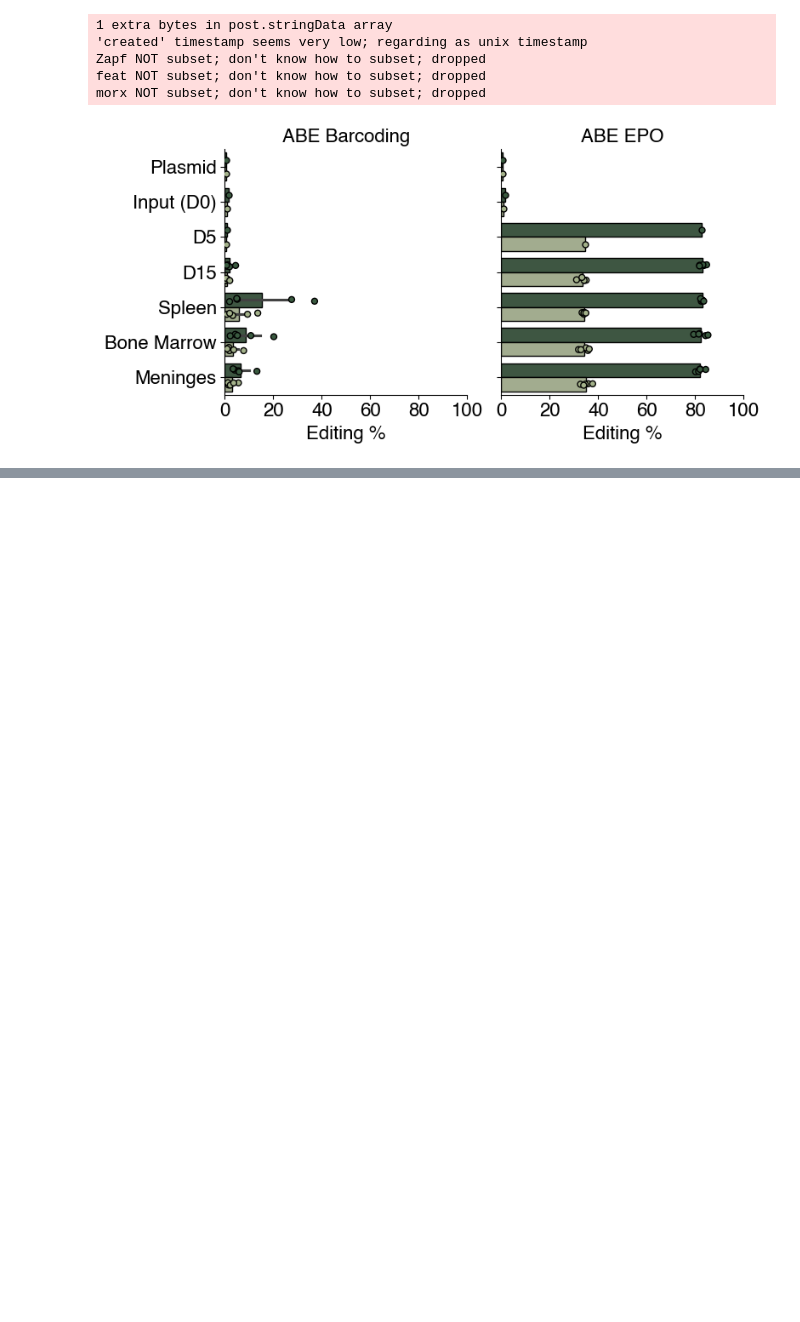
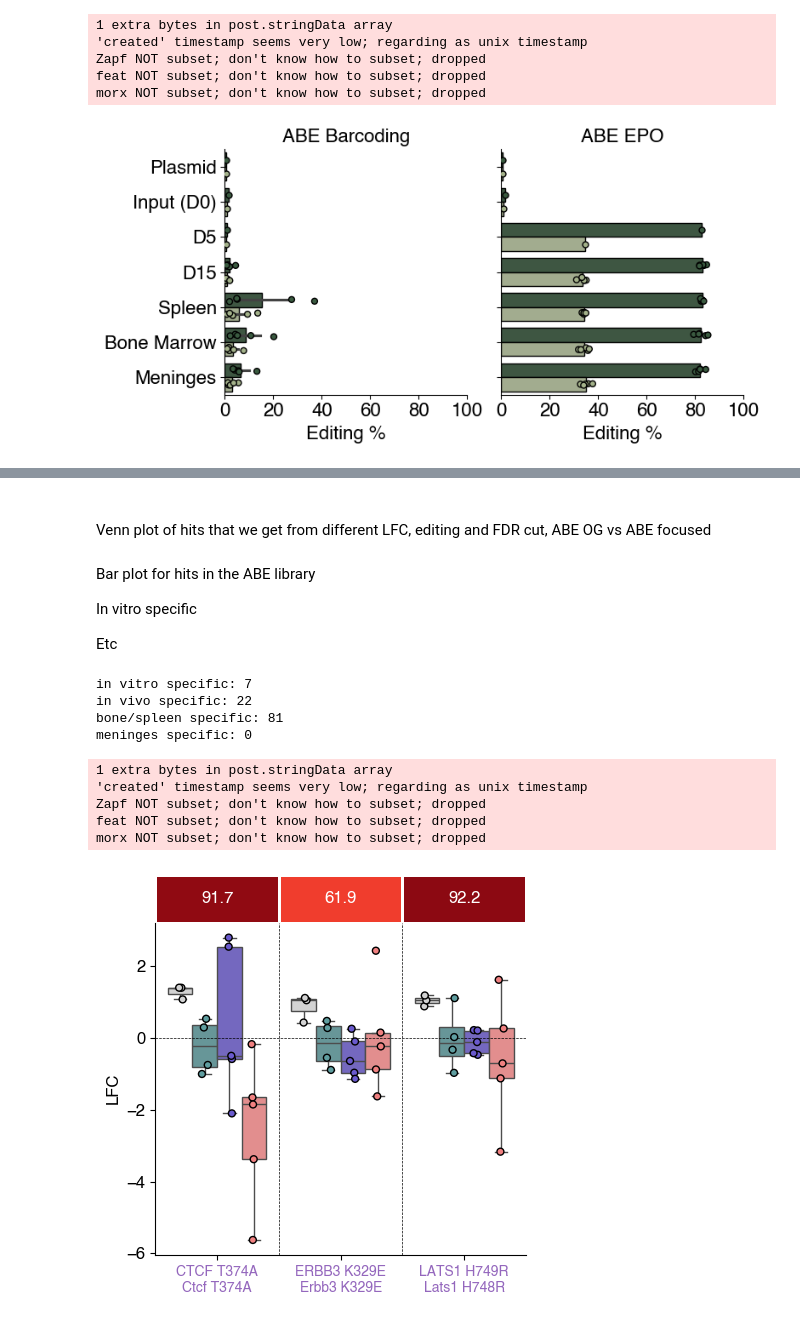
Before and after one commit to kexindon/B-ALL-in-vivo-base-editing, a Jupyter notebook: figure4.ipynb, the cells around one changed output, grey strips where cells are left out. Cells and saved outputs as stored; diff of their text form; code cells hidden in the pictures; blank space fills up the shorter version.

```diff
--- a/figure4.ipynb
+++ b/figure4.ipynb
@@ -421,0 +704,4 @@ Correlation of LFC between ABE OG associated gRNAs and ABE Focused, for differen
+# %% [markdown]
+##
+
+Venn plot of hits that we get from different LFC, editing and FDR cut, ABE OG vs ABE focused
@@ -421,0 +712,6 @@ Correlation of LFC between ABE OG associated gRNAs and ABE Focused, for differen
+# %% [markdown]
+Bar plot for hits in the ABE library
+
+In vitro specific
+
+Etc
@@ -421,0 +874,68 @@ Correlation of LFC between ABE OG associated gRNAs and ABE Focused, for differen
+# %%
+FDR_cutoff = .1
+
+# in vitro specific
+#spleen, meninges, bone LFC <0
+#in vitro LFC > 01
+# FDR <.1 in vitro
+t = master_targ.sort_values(by='LFC_median_d15', ascending=False)
+invitro_specific = t[(t['LFC_median_spleen']<0) & (t['LFC_median_meninges']<0) & (t['LFC_median_bonemarrow']<0) & (t['LFC_median_d15']>1) & (t['target_base_edit_perc']>=1) & (t['FDR_d15_fishers']<FDR_cutoff)]
+print(f'in vitro specific: {len(invitro_specific)}')
+
+# in vivo specific
+#spleen, meninges, bone LFC >0
+#in vitro LFC < 0
+# FDR <.1 in at least 1 in vivo context
+t2 = master_targ.sort_values(by='LFC_median_d15', ascending=True)
+invivo_specific = t2[(t2['LFC_median_spleen']>0) & (t2['LFC_median_meninges']>0) & (t2['LFC_median_bonemarrow']>0) & (t2['LFC_median_d15']<0) & (t2['target_base_edit_perc']>=1)]
+#FDR thresholding
+invivo_specific2 = invivo_specific[(invivo_specific['FDR_spleen_fishers']<FDR_cutoff) | (invivo_specific['FDR_bonemarrow_fishers']<FDR_cutoff) | (invivo_specific['FDR_meninges_fishers']<FDR_cutoff)]
+invivo_specific2 = invivo_specific2.sort_values(by='LFC_median_d15', ascending=True)
+print(f'in vivo specific: {len(invivo_specific2)}')
+
+# spleen/bone specific
+# spleen LFC >1 (not thresholding on bonemarrow; goes in step with spleen)
+# meninges, in vitro LFC <0
+# FDR <.1 in spleen
+t3 = master_targ.sort_values(by='LFC_median_spleen', ascending=False)
+bonespleen_specific = t3[(t3['LFC_median_spleen']>1) & (t3['LFC_median_meninges']<0) & (t3['LFC_median_d15']<0) & (t3['target_base_edit_perc']>=1) & (t3['FDR_spleen_fishers']<FDR_cutoff)]
+print(f'bone/spleen specific: {len(bonespleen_specific)}')
+
+#meninges specific (NO HITS)
+# meninges LFC >0
+# other LFC <0
+# FDR <.1 in meninges
+t4 = master_targ.sort_values(by='LFC_median_meninges', ascending=False)
+meninges_specific = t4[(t4['LFC_median_spleen']<0) & (t4['LFC_median_meninges']>0) & (t4['LFC_median_d15']<0) & (t4['target_base_edit_perc']>=1) & (t4['FDR_meninges_fishers']<FDR_cutoff)]
+print(f'meninges specific: {len(meninges_specific)}')
+# %% [output]
+in vitro specific: 7
+in vivo specific: 22
+bone/spleen specific: 81
+meninges specific: 0
+# %%
+LFC_ABE_FOCUSED = pd.read_csv('LFC-FDR/focused/ABE_LFC_FDR_df_focused.csv')
+LFC_CBE_FOCUSED = pd.read_csv('LFC-FDR/focused/CBE_LFC_FDR_df_focused.csv')
+LFC_ABE_FOCUSED['Editor']='ABE'
+LFC_CBE_FOCUSED['Editor']='CBE'
+
+LFC_comb_focused = pd.concat((LFC_ABE_FOCUSED, LFC_CBE_FOCUSED))
+# %%
+invitro_specific = invitro_specific[invitro_specific['gRNA_id'].isin(LFC_comb_focused['gRNA_id'])].reset_index(drop=True)
+invitro_specific_focused = LFC_comb_focused[LFC_comb_focused['gRNA_id'].isin(invitro_specific['gRNA_id'])]
+invitro_specific_focused['gRNA_id'] = pd.Categorical(
+    invitro_specific_focused['gRNA_id'],
+    categories=invitro_specific['gRNA_id'],
+    ordered=True
+)
+invitro_specific_focused = invitro_specific_focused.sort_values('gRNA_id')
+invitro_specific_focused['gRNA_id'] = invitro_specific_focused['gRNA_id'].astype(str)
+# %%
+barplotter(invitro_specific, 'invitro_specific_hits', '',figwidth=4.5, figheight=4.5, save=True, lib='og')
+# %% [output]
+1 extra bytes in post.stringData array
+'created' timestamp seems very low; regarding as unix timestamp
+Zapf NOT subset; don't know how to subset; dropped
+feat NOT subset; don't know how to subset; dropped
+morx NOT subset; don't know how to subset; dropped
+[figure, added]
```
Also changed, not shown: parts of 41 cells of this notebook, 14 other files.
